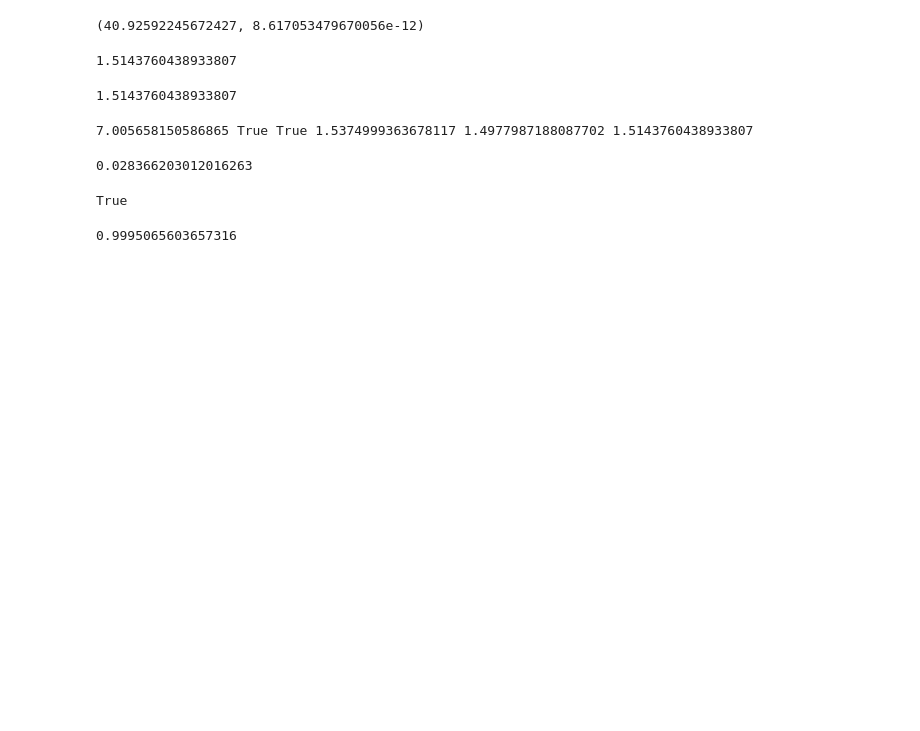
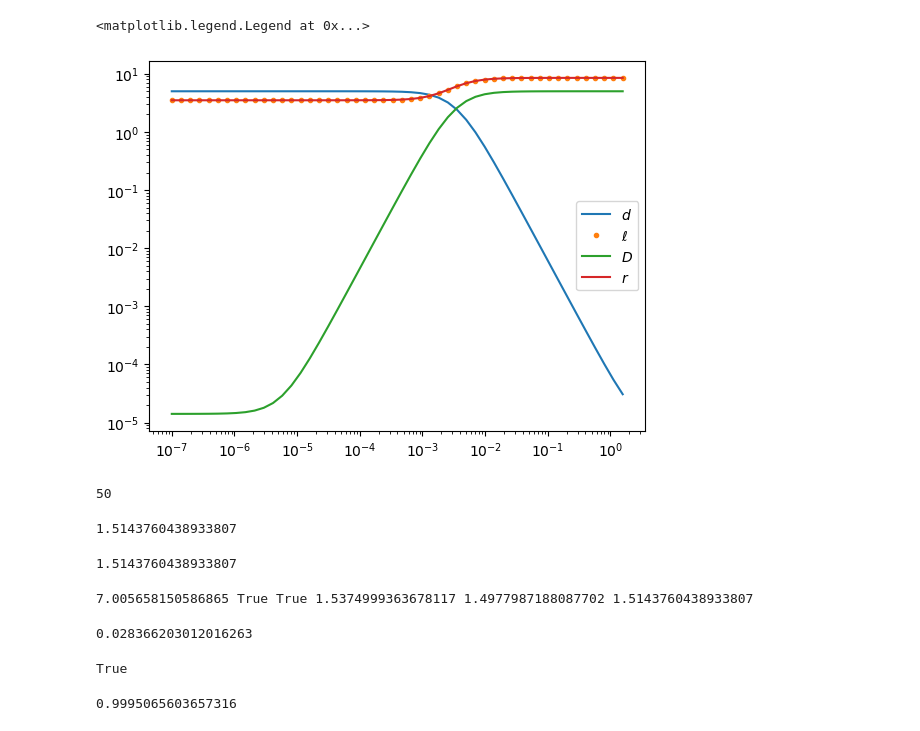
Before and after one commit to yenhsunlin/SNnuBDM2, a Jupyter notebook: src/geometry.ipynb, the cells around one changed output. Cells and saved outputs as stored; diff of their text form; code cells hidden in the pictures; blank space fills up the shorter version.

```diff
--- a/src/geometry.ipynb
+++ b/src/geometry.ipynb
@@ -312,16 +168,38 @@ def get_d
-# %%
-D = 11
-Re = 8.5
-Rstar = 18
-theta = 0.01*np.pi
-phi = np.pi/4
-beta = 0.045
+# %%
+t = 1e-1*yr2s
+Tx = 10
+mx = 1e-2
+theta_ls = np.logspace(-7,0.196,50)
+phi = 0.7
+Rstar = 5
+beta = 0
+# %%
+d_ls = []
+ell_ls =[]
+D_ls = []
+r_ls = []
+for theta in theta_ls:
+    d_ls.append(get_d(t,vx(Tx,mx),Rstar,theta))
+
+for i in range(50):
+    ell_ls.append(get_ell(d_ls[i],Re,theta_ls[i],beta))
+    D_ls.append(get_D(d_ls[i],Rstar,theta_ls[i]))
+    r_ls.append(get_rprime(d_ls[i],Rstar,Re,theta_ls[i],phi,beta,1))
 # %%
-from scipy.integrate import quad
+plt.plot(theta_ls,d_ls,label='$d$')
+plt.plot(theta_ls,ell_ls,'.',label=r'$\ell$')
+plt.plot(theta_ls,D_ls,label='$D$')
+plt.plot(theta_ls,r_ls,label='$r$')
+plt.xscale('log')
+plt.yscale('log')
+plt.legend()
+# %% [output]
+<matplotlib.legend.Legend at 0x...>
+[figure, added]
 # %%
-quad(lambda phi_x: rPrime(D,Rstar,Re,theta,phi_x,beta),0,2*np.pi)
+len(ell_ls)
 # %% [output]
-(40.92592245672427, 8.617053479670056e-12)
+50
 # %%
 rPrime(D,Rstar,Re,theta,phi,beta)
 # %% [output]
```
Also changed, not shown: parts of 3 cells of this notebook, 2 other files.
